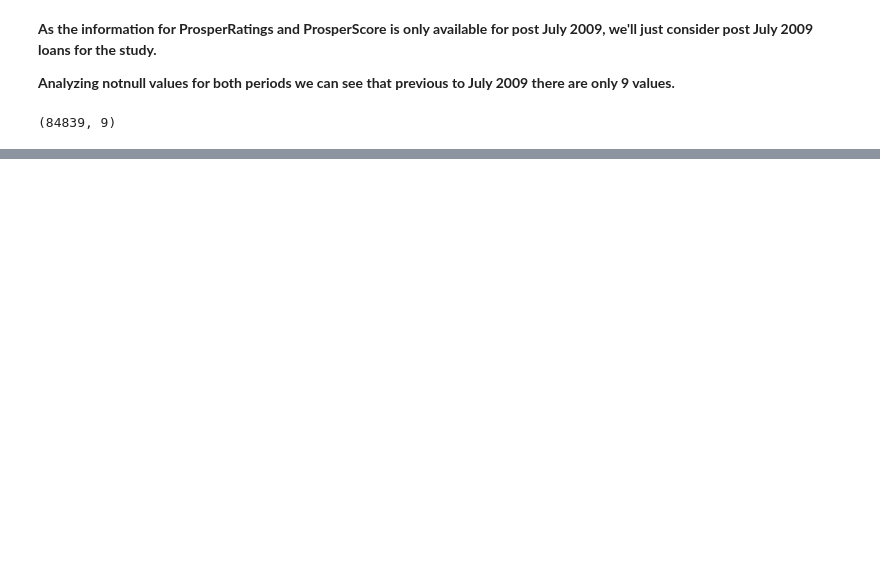
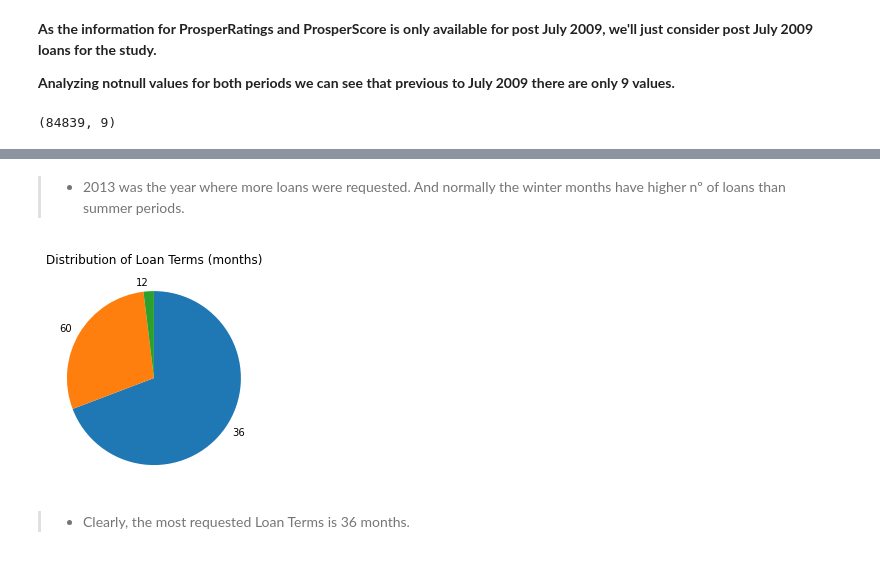
Before and after one commit to MarcCampmanyGar/Loan_Data_Analysis, a Jupyter notebook: exploration.ipynb, the cells around one changed output, grey strips where cells are left out. Saved outputs shown, nothing was run; the diff lists cells and outputs as text; code cells hidden in the pictures; blank space fills up the shorter version.

```diff
--- a/exploration.ipynb
+++ b/exploration.ipynb
@@ -171,0 +224,10 @@ See the caveats in the documentation: https://pandas.pydata.org/pandas-docs/stab
+# %% [markdown]
+> - 2013 was the year where more loans were requested. And normally the winter months have higher nº of loans than summer periods.
+# %%
+sorted_counts = loans['Term'].value_counts()
+plt.title('Distribution of Loan Terms (months)')
+plt.pie(sorted_counts, labels=sorted_counts.index, startangle=90, counterclock=False);
+# %% [output]
+[figure, added]
+# %% [markdown]
+> - Clearly, the most requested Loan Terms is 36 months.
```
Also changed, not shown: parts of 73 cells of this notebook, 1 other file.
